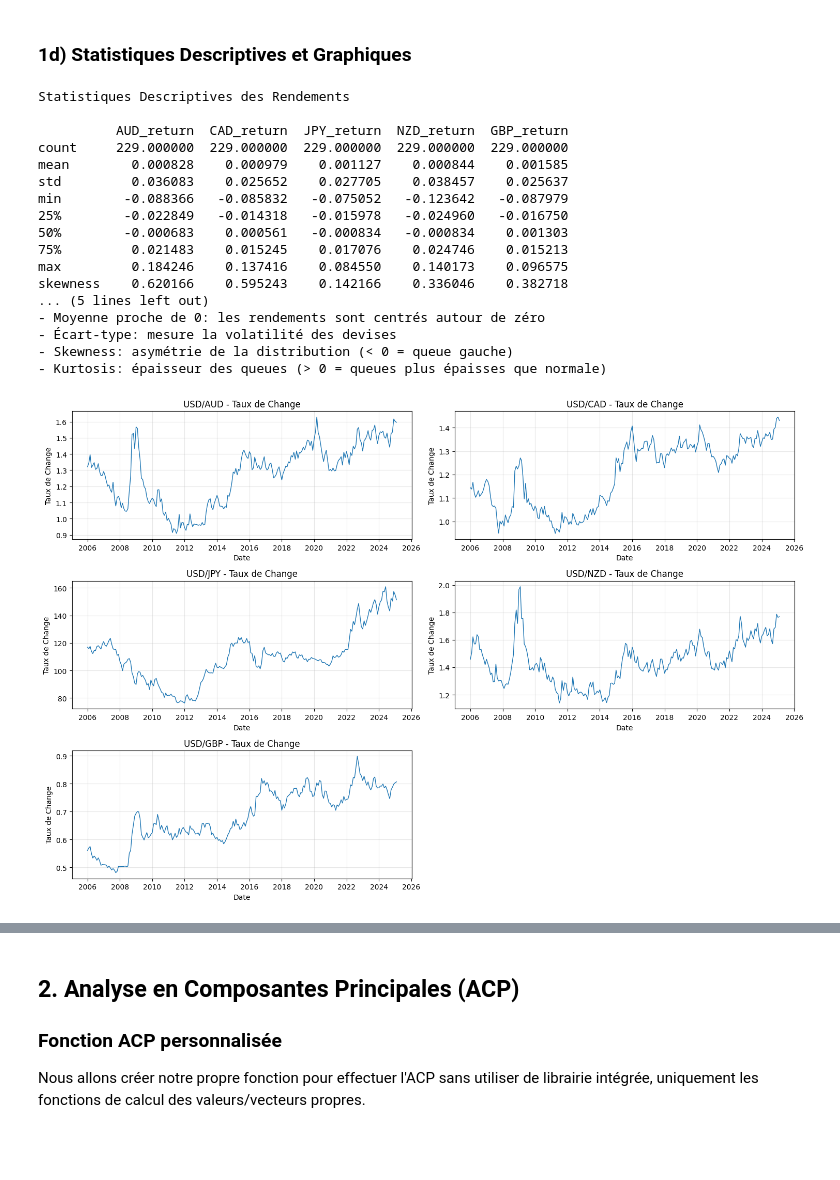
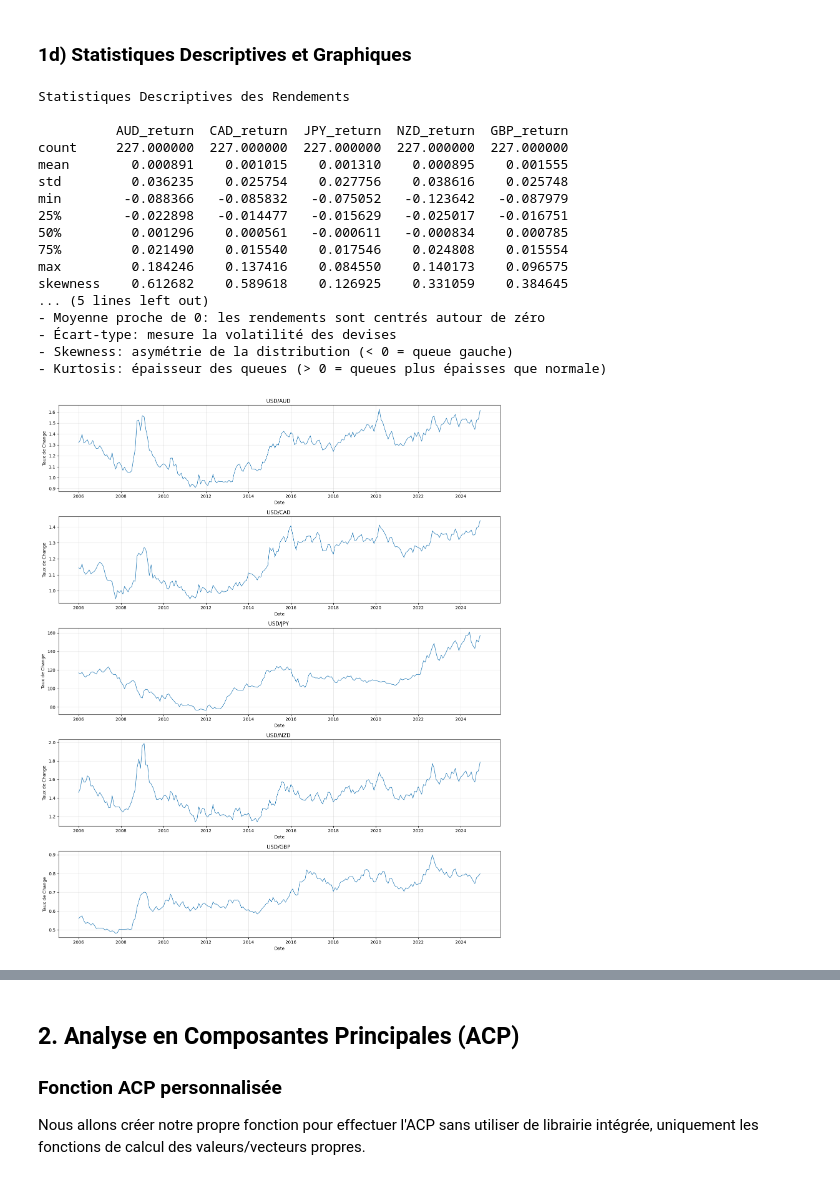
Before and after one commit to VincentD1209/Etude-de-cas-2, a Jupyter notebook: EC2.ipynb, the cells around one changed output, grey strips where cells are left out. Cells and saved outputs as stored; diff of their text form; code cells hidden in the pictures; blank space fills up the shorter version.

```diff
--- a/EC2.ipynb
+++ b/EC2.ipynb
@@ -69,14 +69,15 @@ USD
 # %%
 # Nettoyage et filtrage de la période + Conversion en données mensuelles
 USD = USD.dropna()
-
-USD = USD[USD['date'] >= '2006-01-01'].copy()
 
 # Convertir en données mensuelles (dernier jour de chaque mois)
 USD['year_month'] = USD['date'].dt.to_period('M')
 USD_monthly = USD.groupby('year_month').last().reset_index()
 USD_monthly['date'] = USD_monthly['year_month'].dt.to_timestamp()
 USD_monthly = USD_monthly.drop('year_month', axis=1)
+
+# Filtrer la période 2006-01-01 à 2024-12-31
+USD_monthly = USD_monthly[(USD_monthly['date'] >= '2006-01-01') & (USD_monthly['date'] <= '2024-12-31')].copy()
 
 print(f"\nDonnées originales: {len(USD)} observations quotidiennes")
 print(f"Données mensuelles: {len(USD_monthly)} observations mensuelles")
@@ -196,15 +197,15 @@ print("- Kurtosis: épaisseur des queues (> 0 = queues plus épaisses que normal
 Statistiques Descriptives des Rendements
 
           AUD_return  CAD_return  JPY_return  NZD_return  GBP_return
-count     229.000000  229.000000  229.000000  229.000000  229.000000
-mean        0.000828    0.000979    0.001127    0.000844    0.001585
-std         0.036083    0.025652    0.027705    0.038457    0.025637
+count     227.000000  227.000000  227.000000  227.000000  227.000000
+mean        0.000891    0.001015    0.001310    0.000895    0.001555
+std         0.036235    0.025754    0.027756    0.038616    0.025748
 min        -0.088366   -0.085832   -0.075052   -0.123642   -0.087979
-25%        -0.022849   -0.014318   -0.015978   -0.024960   -0.016750
-50%        -0.000683    0.000561   -0.000834   -0.000834    0.001303
-75%         0.021483    0.015245    0.017076    0.024746    0.015213
+25%        -0.022898   -0.014477   -0.015629   -0.025017   -0.016751
+50%         0.001296    0.000561   -0.000611   -0.000834    0.000785
+75%         0.021490    0.015540    0.017546    0.024808    0.015554
 max         0.184246    0.137416    0.084550    0.140173    0.096575
-skewness    0.620166    0.595243    0.142166    0.336046    0.382718
+skewness    0.612682    0.589618    0.126925    0.331059    0.384645
 ... (5 lines left out)
 - Moyenne proche de 0: les rendements sont centrés autour de zéro
 - Écart-type: mesure la volatilité des devises
@@ -212,20 +213,18 @@ skewness    0.620166    0.595243    0.142166    0.336046    0.382718
 - Kurtosis: épaisseur des queues (> 0 = queues plus épaisses que normale)
 # %%
 # Graphiques des séries temporelles des taux de change
-fig, axes = plt.subplots(3, 2, figsize=(15, 10))
-axes = axes.flatten()
+fig, axes = plt.subplots(5, 1, figsize=(15, 18))
 
 for i, curr in enumerate(currencies):
     axes[i].plot(USD['date'], USD[curr], linewidth=1)
-    axes[i].set_title(f'USD/{curr} - Taux de Change')
+    axes[i].set_title(f'USD/{curr} ')
     axes[i].set_xlabel('Date')
     axes[i].set_ylabel('Taux de Change')
     axes[i].grid(True, alpha=0.3)
 
-axes[5].axis('off')
 plt.tight_layout()
 plt.show()
 # %% [output]
-[figure, old version]
+[figure, new version]
 # %%
 # Graphiques des séries temporelles des rendements
```
Also changed, not shown: parts of 25 cells of this notebook.
